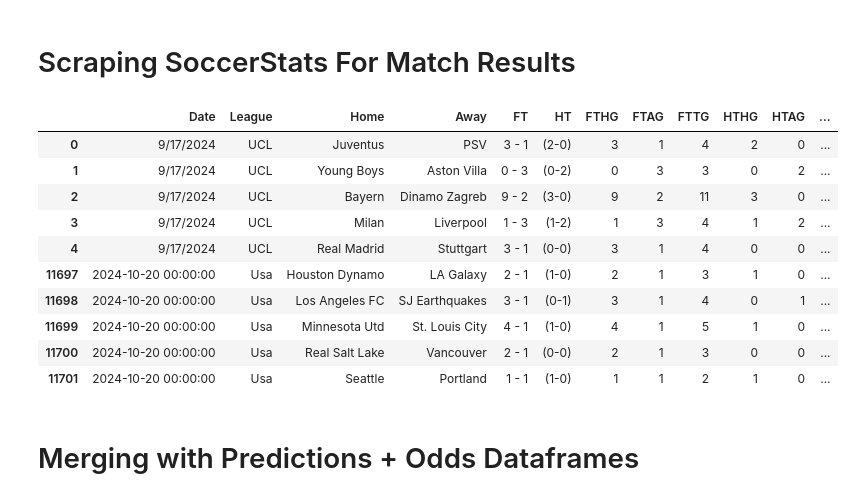
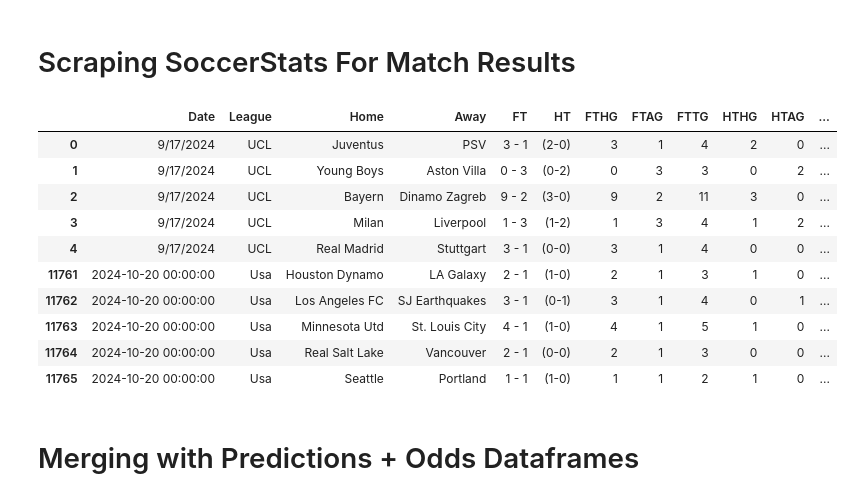
Before and after one commit to musayevf/Dixon_Coles_2025, a Jupyter notebook: Comparer.ipynb, the cells around one changed output. Cells and saved outputs as stored; diff of their text form; code cells hidden in the pictures.

```diff
--- a/Comparer.ipynb
+++ b/Comparer.ipynb
@@ -76,6 +76,7 @@ unique_leagues = predictions['League'].unique().tolist()
 uefa_list = ['unl', 'uel', 'ucl', 'ufcl']
 list_2024 = ['norway_2024', 'sweden_2024', 'usa_2024']
 unique_leagues = list(set([league.lower() for league in unique_leagues if league.lower() not in uefa_list]))
+unique_leagues.clear('mexico') #was having server error
 
 # Append list_2024 to unique_leagues
 unique_leagues.extend(list_2024)
@@ -84,6 +85,7 @@ for i in unique_leagues:
     URL = "https://www.soccerstats.com/results.asp?league=" + i + "&pmtype=bydate"
     page = requests.get(URL)
     liqa = i
+    #print(liqa)
     soup = BeautifulSoup(page.content, "html.parser")
     results = soup.find(id="btable")
     sth = results.find_all("tr", class_="odd")
@@ -175,38 +177,38 @@ def assign_year(date_str):
     else:
         return f"{date_str} 2024"
 
 # Example: Fix the 'date' column by removing the weekday and extra punctuation
 final['Date'] = final['Date'].str.extract(r'(\d{1,2} \w{3})')  # Extract day and month part
 final['Date'] = final['Date'].apply(assign_year)
 
 # Convert to datetime format
 final['Date'] = pd.to_datetime(final['Date'], format='%d %b %Y', errors='coerce')
 
 # Filter rows before September 17th, 2024
 final_filtered = final[final['Date'] >= pd.Timestamp('2024-09-17')]
 
 # Remove "_YYYY" (4-digit year) at the end of usa, norway and sweden but keep other numbers
 final_filtered['League'] = final_filtered['League'].str.replace(r'_\d{4}$', '', regex=True)
 
 # Align columns of uefa to match final_filtered
 uefa = uefa[final_filtered.columns]
 
 # Concatenate
 final_filtered = pd.concat([uefa, final_filtered], ignore_index=True)
 combined = pd.concat([final_filtered.head(), final_filtered.tail()])
 combined
 # %% [output]
 |  | Date | League | Home | Away | FT | HT | FTHG | FTAG | FTTG | HTHG | HTAG | ... |
 | 0 | 9/17/2024 | UCL | Juventus | PSV | 3 - 1 | (2-0) | 3 | 1 | 4 | 2 | 0 | ... |
 | 1 | 9/17/2024 | UCL | Young Boys | Aston Villa | 0 - 3 | (0-2) | 0 | 3 | 3 | 0 | 2 | ... |
 | 2 | 9/17/2024 | UCL | Bayern | Dinamo Zagreb | 9 - 2 | (3-0) | 9 | 2 | 11 | 3 | 0 | ... |
 | 3 | 9/17/2024 | UCL | Milan | Liverpool | 1 - 3 | (1-2) | 1 | 3 | 4 | 1 | 2 | ... |
 | 4 | 9/17/2024 | UCL | Real Madrid | Stuttgart | 3 - 1 | (0-0) | 3 | 1 | 4 | 0 | 0 | ... |
-| 11697 | 2024-10-20 00:00:00 | Usa | Houston Dynamo | LA Galaxy | 2 - 1 | (1-0) | 2 | 1 | 3 | 1 | 0 | ... |
-| 11698 | 2024-10-20 00:00:00 | Usa | Los Angeles FC | SJ Earthquakes | 3 - 1 | (0-1) | 3 | 1 | 4 | 0 | 1 | ... |
-| 11699 | 2024-10-20 00:00:00 | Usa | Minnesota Utd | St. Louis City | 4 - 1 | (1-0) | 4 | 1 | 5 | 1 | 0 | ... |
-| 11700 | 2024-10-20 00:00:00 | Usa | Real Salt Lake | Vancouver | 2 - 1 | (0-0) | 2 | 1 | 3 | 0 | 0 | ... |
-| 11701 | 2024-10-20 00:00:00 | Usa | Seattle | Portland | 1 - 1 | (1-0) | 1 | 1 | 2 | 1 | 0 | ... |
+| 11761 | 2024-10-20 00:00:00 | Usa | Houston Dynamo | LA Galaxy | 2 - 1 | (1-0) | 2 | 1 | 3 | 1 | 0 | ... |
+| 11762 | 2024-10-20 00:00:00 | Usa | Los Angeles FC | SJ Earthquakes | 3 - 1 | (0-1) | 3 | 1 | 4 | 0 | 1 | ... |
+| 11763 | 2024-10-20 00:00:00 | Usa | Minnesota Utd | St. Louis City | 4 - 1 | (1-0) | 4 | 1 | 5 | 1 | 0 | ... |
+| 11764 | 2024-10-20 00:00:00 | Usa | Real Salt Lake | Vancouver | 2 - 1 | (0-0) | 2 | 1 | 3 | 0 | 0 | ... |
+| 11765 | 2024-10-20 00:00:00 | Usa | Seattle | Portland | 1 - 1 | (1-0) | 1 | 1 | 2 | 1 | 0 | ... |
 # %% [markdown]
 # Merging with Predictions + Odds Dataframes
 # %%
```
Also changed, not shown: parts of 12 cells of this notebook, 8 other files.
